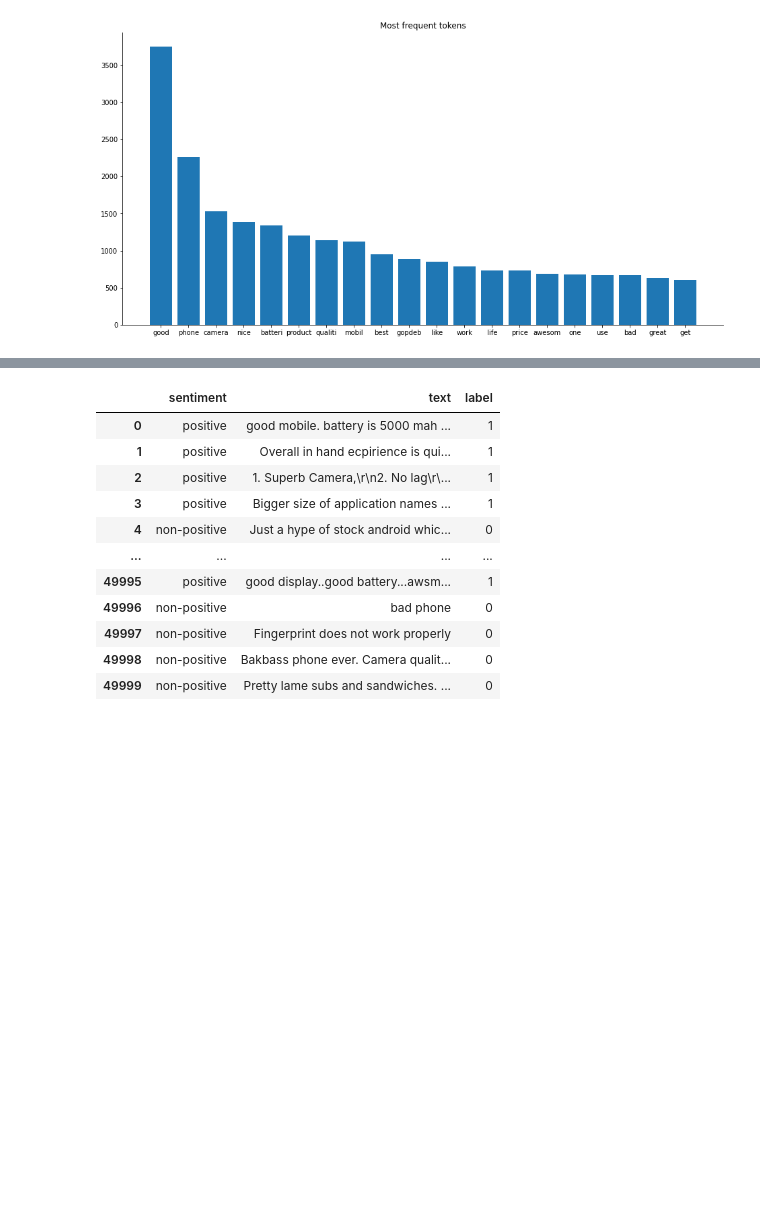
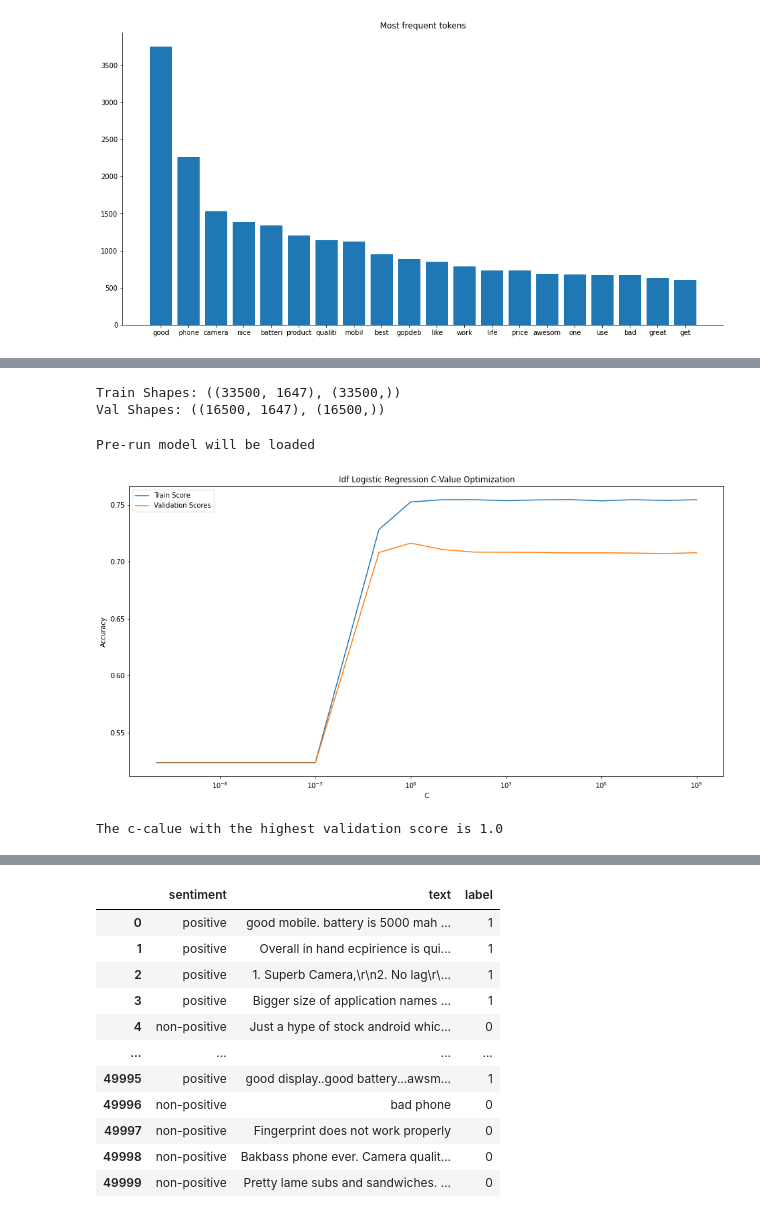
Before and after one commit to JordanFortney/sentimentNaturalLanguageProcessing, a Jupyter notebook: sentimentNLP.ipynb, the cells around one changed output, grey strips where cells are left out. Cells and saved outputs as stored; diff of their text form; code cells hidden in the pictures; blank space fills up the shorter version.

```diff
--- a/sentimentNLP.ipynb
+++ b/sentimentNLP.ipynb
@@ -1179,0 +332,58 @@ plt.show()
+# %%
+# splitting the Idf data into train and validation splits
+X_trainIdf, X_valIdf, y_trainIdf, y_valIdf = train_test_split(XIdf, yIdf, test_size=0.33, random_state=12)
+print(f"Train Shapes: {X_trainIdf.shape, y_trainIdf.shape}")
+print(f"Val Shapes: {X_valIdf.shape, y_valIdf.shape}")
+# %% [output]
+Train Shapes: ((33500, 1647), (33500,))
+Val Shapes: ((16500, 1647), (16500,))
+# %%
+# empty list for score results
+valScores2 = []
+trainScores2 = []
+cVals2 = []
+# range od c -values to loop through
+C_range = np.array([.00000001,.0000001,.000001,.00001,.0001,.001,0.1,1,10,100,1000,10000,100000,1000000,10000000,100000000,1000000000])
+
+# Check to see if a pre-run model exists - done to save time when re-running and testing the project
+if (os.path.exists('preRunModels/valScores2.joblib') & os.path.exists('preRunModels/trainScores2.joblib') & os.path.exists('preRunModels/cVals2.joblib')):
+    valScores2 = joblib.load('preRunModels/valScores2.joblib')
+    trainScores2 = joblib.load('preRunModels/trainScores2.joblib')
+    cVals2 = joblib.load('preRunModels/cVals2.joblib')
+    print("Pre-run model will be loaded")
+# If no pre-run models exist...
+else:
+    for c in C_range:
+        # for each c-value fit and train the model
+        my_logreg = LogisticRegression(solver='lbfgs', C = c, random_state = 12)
+        my_logreg.fit(X_trainIdf, y_trainIdf)
+
+        # score the model on the train and validation and append to lists
+        trainScores2.append(my_logreg.score(X_trainIdf, y_trainIdf))
+        valScores2.append(my_logreg.score(X_valIdf, y_valIdf))
+        cVals2.append(c)
+
+    # Save the model result lists for loading in the futrure
+    joblib.dump(valScores2, 'preRunModels/valScores2.joblib')
+    joblib.dump(trainScores2, 'preRunModels/trainScores2.joblib')
+    joblib.dump(cVals2, 'preRunModels/cVals2.joblib')
+
+# save c-value with the highest validation score
+bestCValIdf = cVals2[np.argmax(valScores2)]
+# %% [output]
+Pre-run model will be loaded
+# %%
+# plot the train and validation scores against the c-values to inspect their performance for overfitting
+plt.figure(figsize = (16,8))
+plt.plot(cVals2, trainScores2, label="Train Score")
+plt.plot(cVals2, valScores2, label="Validation Scores")
+plt.title('Idf Logistic Regression C-Value Optimization')
+plt.xscale('log')
+plt.xlabel('C')
+plt.ylabel('Accuracy')
+plt.legend()
+plt.show()
+print(f"The c-calue with the highest validation score is {bestCValIdf}")
+# %% [output]
+[figure, added]
+The c-calue with the highest validation score is 1.0
```
Also changed, not shown: parts of 121 cells of this notebook, 10 other files.
